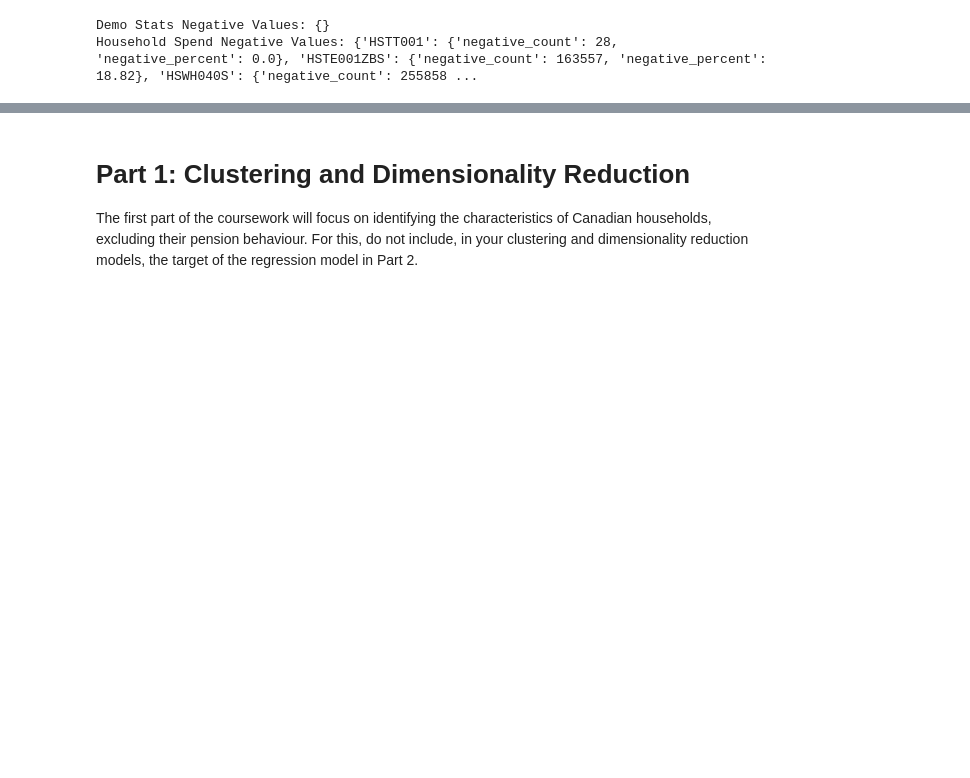
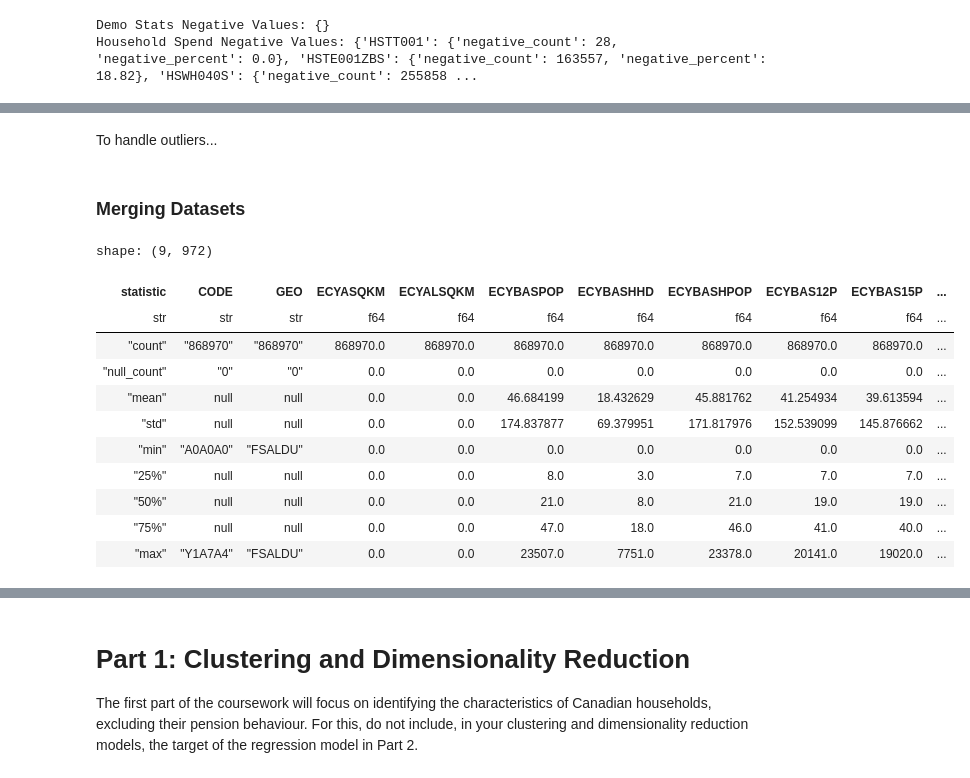
Before and after one commit to noahkostesku/CanadianHouseholdAnalysis, a Jupyter notebook: CanadianHouseholdAnalysis.ipynb, the cells around one changed output, grey strips where cells are left out. Saved outputs shown, nothing was run; the diff lists cells and outputs as text; code cells hidden in the pictures; blank space fills up the shorter version.

Commit message:
- Code to detect outliers - More info on negative values - Code to merge the datasets together, and workout any small cleans

```diff
--- a/CanadianHouseholdAnalysis.ipynb
+++ b/CanadianHouseholdAnalysis.ipynb
@@ -88,14 +69,3 @@ print("Household Stats Null Count:", household_spend_null_cols)
 # %% [output]
 Demo Stats Null Count: {'ECYPTAMED': {'null_count': 87459, 'null_percent': 10.06}, 'ECYPMAMED': {'null_count': 96444, 'null_percent': 11.1}, 'ECYPFAMED': {'null_count': 131837, 'null_percent': 15.17}, ...
 Household Stats Null Count: {}
-# %%
-# If you look about at the null counts, you can see that all columns with null counts have more than 1% nulls,
-# which means we can drop them.
-demo_stats_df = demo_stats_df.drop(null_cols for null_cols in demo_stats_null_cols)
-
-# Drop irrelevant Identifiers
-demo_stats_df = demo_stats_df.drop(["CODE", "GEO"])
-household_spend_df = household_spend_df.drop(["CODE","GEO"])
-
-#Impute Missing Values (median or mode depending on data type)
-# say why in our report due to null counts (all the same)
@@ -171,0 +118,3 @@ shape: (9, 728)
+# %%
+# Drop selected negative value columns
+household_spend_df = household_spend_df.drop(["HSTT001", "HSTE001ZBS"])
@@ -171,0 +177,2 @@ shape: (9, 728)
+# %% [markdown]
+<p>To handle outliers...</p>
@@ -171,0 +181,23 @@ shape: (9, 728)
+# %% [markdown]
+<h3>Merging Datasets</h3>
+# %%
+merged_df = demo_stats_df.join(
+    household_spend_df,
+    on=["CODE", "GEO"],
+    how="inner"
+)
+
+merged_df.describe()
+# %% [output]
+shape: (9, 972)
+| statistic | CODE | GEO | ECYASQKM | ECYALSQKM | ECYBASPOP | ECYBASHHD | ECYBASHPOP | ECYBAS12P | ECYBAS15P | ... |
+| str | str | str | f64 | f64 | f64 | f64 | f64 | f64 | f64 | ... |
+| "count" | "868970" | "868970" | 868970.0 | 868970.0 | 868970.0 | 868970.0 | 868970.0 | 868970.0 | 868970.0 | ... |
+| "null_count" | "0" | "0" | 0.0 | 0.0 | 0.0 | 0.0 | 0.0 | 0.0 | 0.0 | ... |
+| "mean" | null | null | 0.0 | 0.0 | 46.684199 | 18.432629 | 45.881762 | 41.254934 | 39.613594 | ... |
+| "std" | null | null | 0.0 | 0.0 | 174.837877 | 69.379951 | 171.817976 | 152.539099 | 145.876662 | ... |
+| "min" | "A0A0A0" | "FSALDU" | 0.0 | 0.0 | 0.0 | 0.0 | 0.0 | 0.0 | 0.0 | ... |
+| "25%" | null | null | 0.0 | 0.0 | 8.0 | 3.0 | 7.0 | 7.0 | 7.0 | ... |
+| "50%" | null | null | 0.0 | 0.0 | 21.0 | 8.0 | 21.0 | 19.0 | 19.0 | ... |
+| "75%" | null | null | 0.0 | 0.0 | 47.0 | 18.0 | 46.0 | 41.0 | 40.0 | ... |
+| "max" | "Y1A7A4" | "FSALDU" | 0.0 | 0.0 | 23507.0 | 7751.0 | 23378.0 | 20141.0 | 19020.0 | ... |
```
Also changed, not shown: parts of 15 cells of this notebook.
